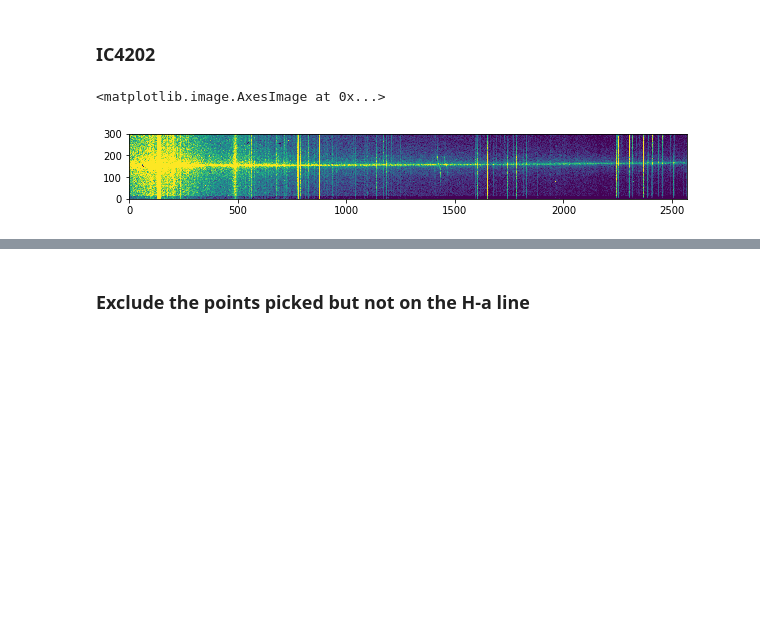
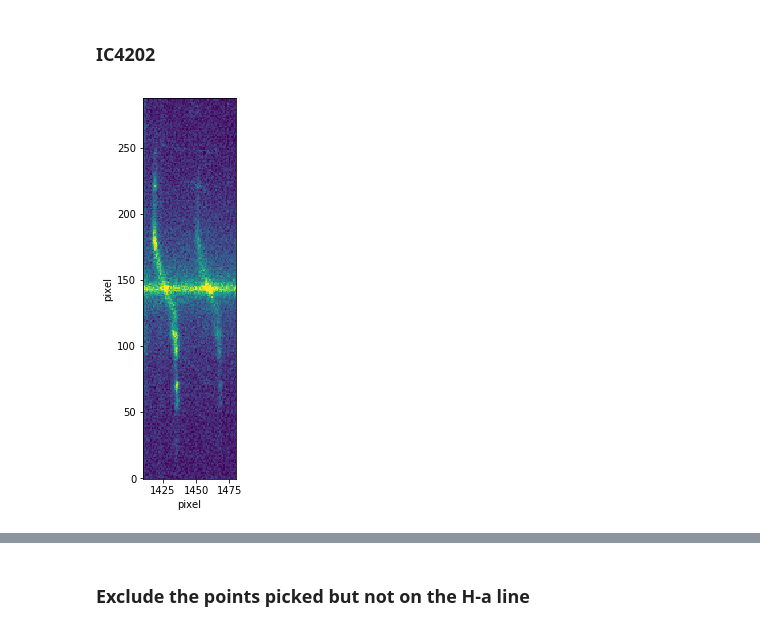
Before and after one commit to PengpeiZhu/ASTR136, a Jupyter notebook: dark_matter_data_handle.ipynb, the cells around one changed output, grey strips where cells are left out. Drawn from its saved outputs; the diff is of its cells as text; code cells hidden in the pictures; blank space fills up the shorter version.

```diff
--- a/dark_matter_data_handle.ipynb
+++ b/dark_matter_data_handle.ipynb
@@ -50,7 +50,7 @@ m_flat = np.zeros((m_bias.shape[0],m_bias.shape[1],len(flat_list)))
 #Get master flat and normalize
 for i in range(len(flat_list)):
     hdr_f = fits.getdata(flat_list[i])
-    hdr_f = hdr_f[80:2650,100:400]
+    hdr_f = hdr_f[80:2650,112:400]
     m_flat[:,:,i] = (hdr_f - m_bias)
 
 
@@ -78,7 +78,7 @@ for i in range(len(arc_list)):
     #define names for the files
     uni_ID = 'arc'+'_'+str(obs_num)
     #chop the images
-    hdu_arcdata = hdu_arcdata[80:2650,100:400]
+    hdu_arcdata = hdu_arcdata[80:2650,112:400]
     #do the data reducation
     m_arc[:,:,i] = (hdu_arcdata - m_bias)
     arc = np.divide(m_arc[:,:,i], m_flat, out=np.zeros_like(m_arc[:,:,i]), where=m_flat!=0)
@@ -172,7 +172,7 @@ for i in range(len(UGC_list)):
     #define names for the files
     uni_ID = 'UGC'+'_'+str(obs_num)
     #chop the images
-    hdu_UGCdata = hdu_UGCdata[80:2650,100:400]
+    hdu_UGCdata = hdu_UGCdata[80:2650,112:400]
     #do the data reducation
     cali_UGC[:,:,i] = (hdu_UGCdata - m_bias)
     UGC = np.divide(cali_UGC[:,:,i], m_flat, out=np.zeros_like(cali_UGC[:,:,i]), where=m_flat!=0)
@@ -305,7 +305,7 @@ for i in range(len(IC_list)):
     #define names for the files
     uni_ID = 'IC'+'_'+str(obs_num)
     #chop the images
-    hdu_ICdata = hdu_ICdata[80:2650,100:400]
+    hdu_ICdata = hdu_ICdata[80:2650,112:400]
     #do the data reducation
     cali_IC[:,:,i] = (hdu_ICdata - m_bias)
     IC = np.divide(cali_IC[:,:,i], m_flat, out=np.zeros_like(cali_IC[:,:,i]), where=m_flat!=0)
@@ -328,8 +328,11 @@ for i in range(dataIC1.shape[0]):
         stacked_IC[i,j] = (sum([a,b])-max(a,b))
 # %%
 #the stacked frame
-plt.figure(figsize=(10,10))
+plt.figure(figsize=(7,7))
 plt.imshow(stacked_IC,vmin = np.percentile(stacked_IC,5),vmax = np.percentile(stacked_IC,95),origin='lower')
+plt.xlim(1410,1480)
+plt.xlabel('pixel')
+plt.ylabel('pixel')
+plt.savefig('spectrum.png')
 # %% [output]
-<matplotlib.image.AxesImage at 0x...>
-[figure, old version]
+[figure, new version]
```
Also changed, not shown: parts of 18 cells of this notebook.
